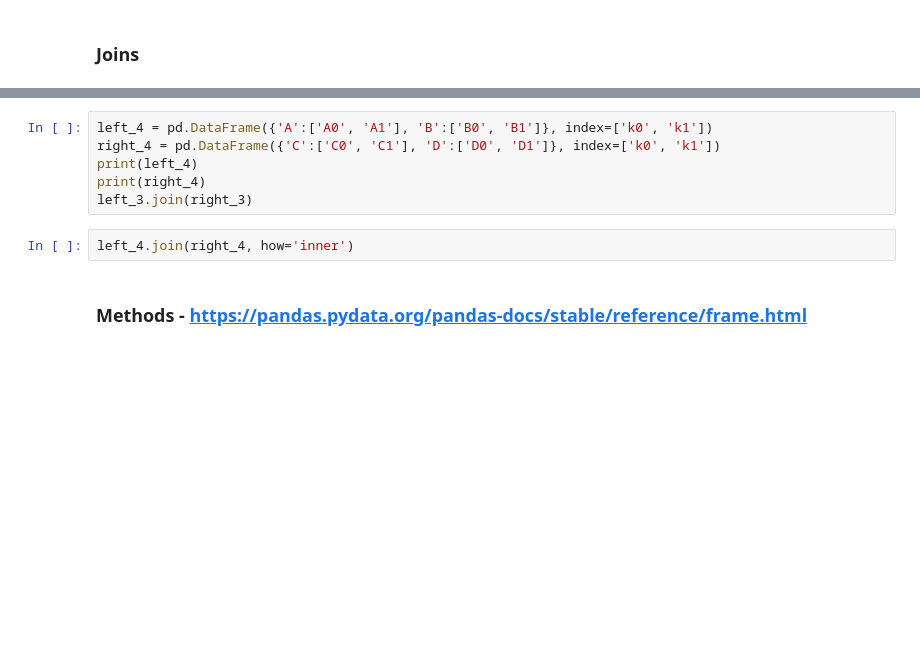
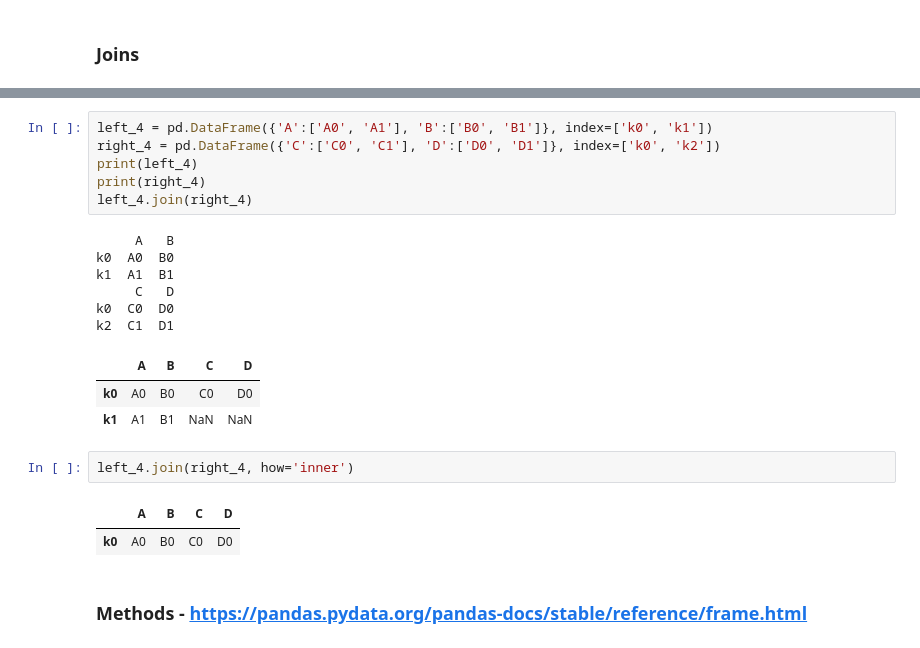
Before and after one commit to vtlscin/Curso_Python, a Jupyter notebook: Aula_04.01_Pandas.ipynb, the cells around one changed output, grey strips where cells are left out. Drawn from its saved outputs; the diff is of its cells as text; blank space fills up the shorter version.

```diff
--- a/Aula_04.01_Pandas.ipynb
+++ b/Aula_04.01_Pandas.ipynb
@@ -327,11 +723,24 @@ df8
 # %%
 left_4 = pd.DataFrame({'A':['A0', 'A1'], 'B':['B0', 'B1']}, index=['k0', 'k1'])
-right_4 = pd.DataFrame({'C':['C0', 'C1'], 'D':['D0', 'D1']}, index=['k0', 'k1'])
+right_4 = pd.DataFrame({'C':['C0', 'C1'], 'D':['D0', 'D1']}, index=['k0', 'k2'])
 print(left_4)
 print(right_4)
-left_3.join(right_3)
+left_4.join(right_4)
+# %% [output]
+     A   B
+k0  A0  B0
+k1  A1  B1
+     C   D
+k0  C0  D0
+k2  C1  D1
+|  | A | B | C | D |
+| k0 | A0 | B0 | C0 | D0 |
+| k1 | A1 | B1 | NaN | NaN |
 # %%
 left_4.join(right_4, how='inner')
+# %% [output]
+|  | A | B | C | D |
+| k0 | A0 | B0 | C0 | D0 |
 # %% [markdown]
 ### Methods - https://pandas.pydata.org/pandas-docs/stable/reference/frame.html
 # %%
```
Also changed, not shown: parts of 90 cells of this notebook, 3 other files.
